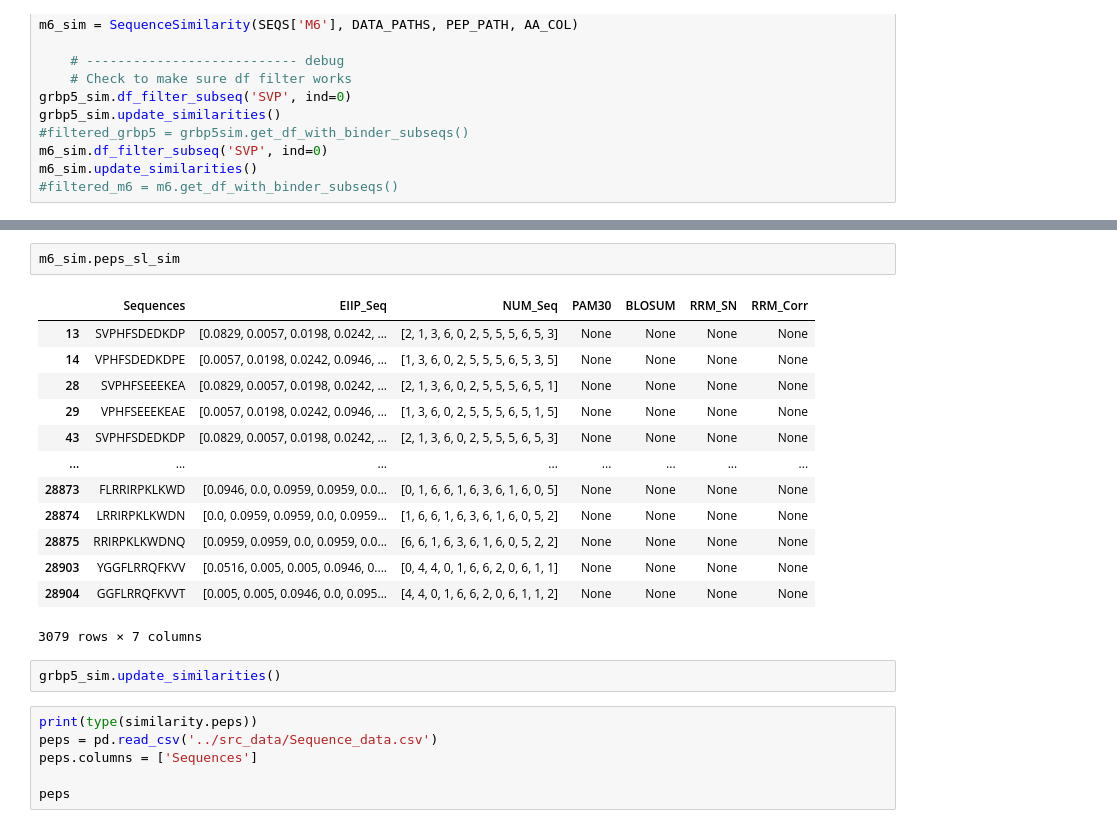
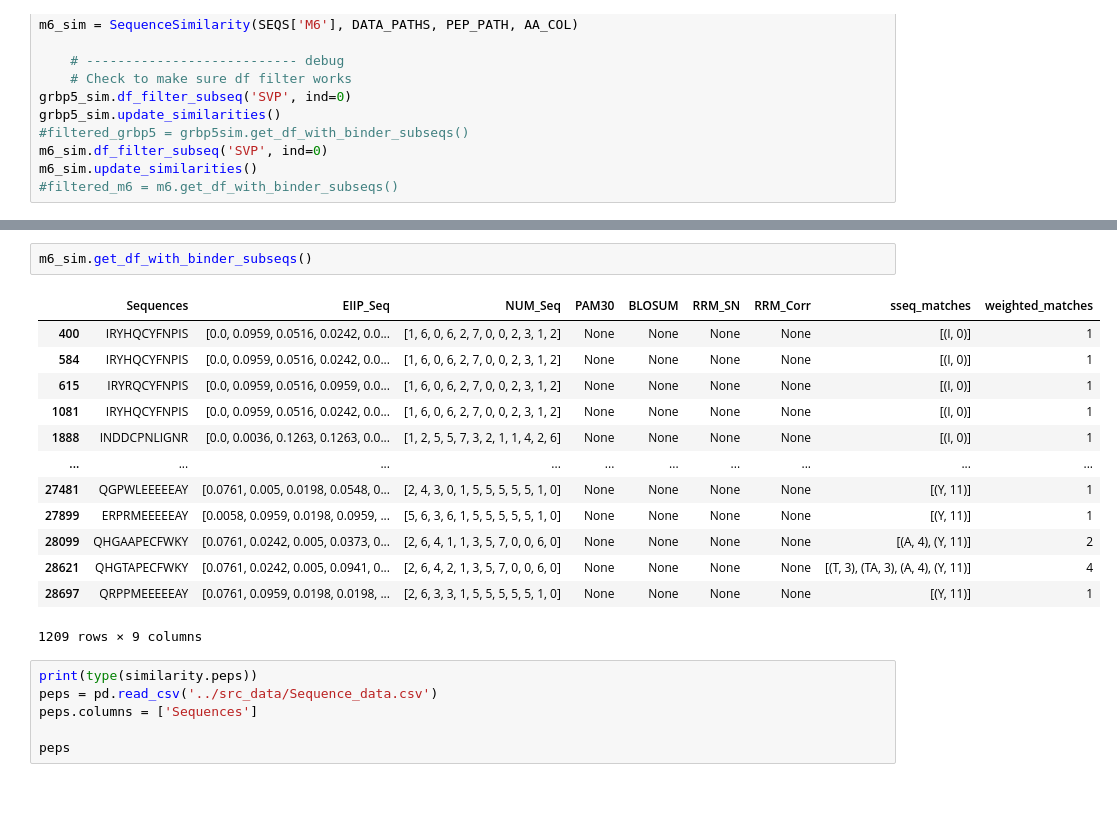
Before and after one commit to clpi/gemsec-neuropep, a Jupyter notebook: final/notebooks/notebook_v6.ipynb, the cells around one changed output, grey strips where cells are left out. Saved outputs shown, nothing was run; the diff lists cells and outputs as text; blank space fills up the shorter version.

Commit message:
added pretty intelligent pattern matching functionality so the program can find unique sequences contained within known binders of interest passed as parameters

```diff
--- a/final/notebooks/notebook_v6.ipynb
+++ b/final/notebooks/notebook_v6.ipynb
@@ -192,21 +292,19 @@ m6_sim.update_similarities()
 # %%
-m6_sim.peps_sl_sim
+m6_sim.get_df_with_binder_subseqs()
 # %% [output]
-|  | Sequences | EIIP_Seq | NUM_Seq | PAM30 | BLOSUM | RRM_SN | RRM_Corr |
-| 13 | SVPHFSDEDKDP | [0.0829, 0.0057, 0.0198, 0.0242, ... | [2, 1, 3, 6, 0, 2, 5, 5, 5, 6, 5, 3] | None | None | None | None |
-| 14 | VPHFSDEDKDPE | [0.0057, 0.0198, 0.0242, 0.0946, ... | [1, 3, 6, 0, 2, 5, 5, 5, 6, 5, 3, 5] | None | None | None | None |
-| 28 | SVPHFSEEEKEA | [0.0829, 0.0057, 0.0198, 0.0242, ... | [2, 1, 3, 6, 0, 2, 5, 5, 5, 6, 5, 1] | None | None | None | None |
-| 29 | VPHFSEEEKEAE | [0.0057, 0.0198, 0.0242, 0.0946, ... | [1, 3, 6, 0, 2, 5, 5, 5, 6, 5, 1, 5] | None | None | None | None |
-| 43 | SVPHFSDEDKDP | [0.0829, 0.0057, 0.0198, 0.0242, ... | [2, 1, 3, 6, 0, 2, 5, 5, 5, 6, 5, 3] | None | None | None | None |
-| ... | ... | ... | ... | ... | ... | ... | ... |
-| 28873 | FLRRIRPKLKWD | [0.0946, 0.0, 0.0959, 0.0959, 0.0... | [0, 1, 6, 6, 1, 6, 3, 6, 1, 6, 0, 5] | None | None | None | None |
-| 28874 | LRRIRPKLKWDN | [0.0, 0.0959, 0.0959, 0.0, 0.0959... | [1, 6, 6, 1, 6, 3, 6, 1, 6, 0, 5, 2] | None | None | None | None |
-| 28875 | RRIRPKLKWDNQ | [0.0959, 0.0959, 0.0, 0.0959, 0.0... | [6, 6, 1, 6, 3, 6, 1, 6, 0, 5, 2, 2] | None | None | None | None |
-| 28903 | YGGFLRRQFKVV | [0.0516, 0.005, 0.005, 0.0946, 0.... | [0, 4, 4, 0, 1, 6, 6, 2, 0, 6, 1, 1] | None | None | None | None |
-| 28904 | GGFLRRQFKVVT | [0.005, 0.005, 0.0946, 0.0, 0.095... | [4, 4, 0, 1, 6, 6, 2, 0, 6, 1, 1, 2] | None | None | None | None |
+|  | Sequences | EIIP_Seq | NUM_Seq | PAM30 | BLOSUM | RRM_SN | RRM_Corr | sseq_matches | weighted_matches |
+| 400 | IRYHQCYFNPIS | [0.0, 0.0959, 0.0516, 0.0242, 0.0... | [1, 6, 0, 6, 2, 7, 0, 0, 2, 3, 1, 2] | None | None | None | None | [(I, 0)] | 1 |
+| 584 | IRYHQCYFNPIS | [0.0, 0.0959, 0.0516, 0.0242, 0.0... | [1, 6, 0, 6, 2, 7, 0, 0, 2, 3, 1, 2] | None | None | None | None | [(I, 0)] | 1 |
+| 615 | IRYRQCYFNPIS | [0.0, 0.0959, 0.0516, 0.0959, 0.0... | [1, 6, 0, 6, 2, 7, 0, 0, 2, 3, 1, 2] | None | None | None | None | [(I, 0)] | 1 |
+| 1081 | IRYHQCYFNPIS | [0.0, 0.0959, 0.0516, 0.0242, 0.0... | [1, 6, 0, 6, 2, 7, 0, 0, 2, 3, 1, 2] | None | None | None | None | [(I, 0)] | 1 |
+| 1888 | INDDCPNLIGNR | [0.0, 0.0036, 0.1263, 0.1263, 0.0... | [1, 2, 5, 5, 7, 3, 2, 1, 1, 4, 2, 6] | None | None | None | None | [(I, 0)] | 1 |
+| ... | ... | ... | ... | ... | ... | ... | ... | ... | ... |
+| 27481 | QGPWLEEEEEAY | [0.0761, 0.005, 0.0198, 0.0548, 0... | [2, 4, 3, 0, 1, 5, 5, 5, 5, 5, 1, 0] | None | None | None | None | [(Y, 11)] | 1 |
+| 27899 | ERPRMEEEEEAY | [0.0058, 0.0959, 0.0198, 0.0959, ... | [5, 6, 3, 6, 1, 5, 5, 5, 5, 5, 1, 0] | None | None | None | None | [(Y, 11)] | 1 |
+| 28099 | QHGAAPECFWKY | [0.0761, 0.0242, 0.005, 0.0373, 0... | [2, 6, 4, 1, 1, 3, 5, 7, 0, 0, 6, 0] | None | None | None | None | [(A, 4), (Y, 11)] | 2 |
+| 28621 | QHGTAPECFWKY | [0.0761, 0.0242, 0.005, 0.0941, 0... | [2, 6, 4, 2, 1, 3, 5, 7, 0, 0, 6, 0] | None | None | None | None | [(T, 3), (TA, 3), (A, 4), (Y, 11)] | 4 |
+| 28697 | QRPPMEEEEEAY | [0.0761, 0.0959, 0.0198, 0.0198, ... | [2, 6, 3, 3, 1, 5, 5, 5, 5, 5, 1, 0] | None | None | None | None | [(Y, 11)] | 1 |
-3079 rows × 7 columns
+1209 rows × 9 columns
-# %%
-grbp5_sim.update_similarities()
 # %%
 print(type(similarity.peps))
 peps = pd.read_csv('../src_data/Sequence_data.csv')
```
Also changed, not shown: parts of 3 cells of this notebook.
